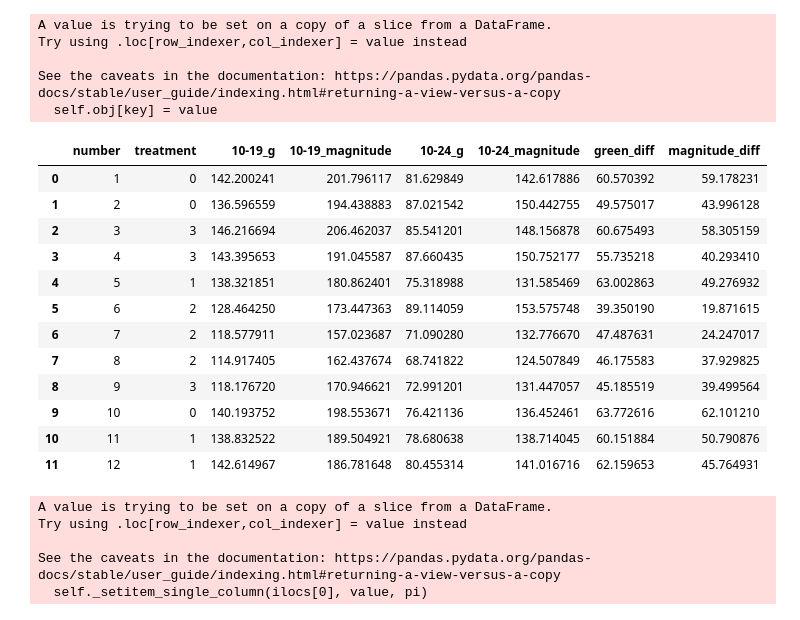
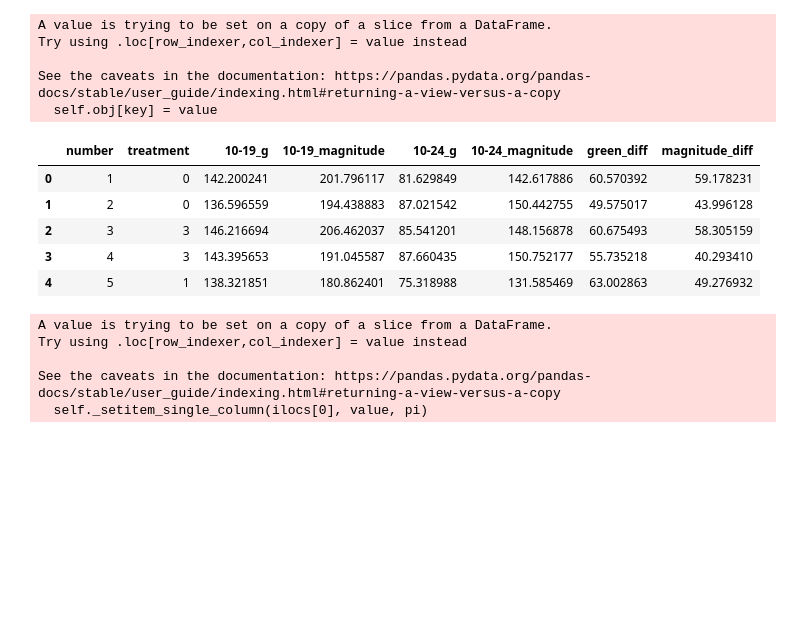
Before and after one commit to unique-subedi/fruit-ripening-experiment, a Jupyter notebook: Unique_fruit_ripening.ipynb, the cells around one changed output. Saved outputs shown, nothing was run; the diff lists cells and outputs as text; code cells hidden in the pictures; blank space fills up the shorter version.

```diff
--- a/Unique_fruit_ripening.ipynb
+++ b/Unique_fruit_ripening.ipynb
@@ -42,28 +35,21 @@ df
 # %%
 df_fl = df[['number', 'treatment', '10-19_g', '10-19_magnitude', '10-24_g', '10-24_magnitude']]
 df_fl.head()
 df_fl.loc[:, "green_diff"] =   df_fl["10-19_g"] - df_fl["10-24_g"]
 df_fl.loc[:, "magnitude_diff"] =  df_fl["10-19_magnitude"] - df_fl["10-24_magnitude"]
-df_fl
+df_fl.head()
 # %% [output]
 A value is trying to be set on a copy of a slice from a DataFrame.
 Try using .loc[row_indexer,col_indexer] = value instead
 
 See the caveats in the documentation: https://pandas.pydata.org/pandas-docs/stable/user_guide/indexing.html#returning-a-view-versus-a-copy
   self.obj[key] = value
 |  | number | treatment | 10-19_g | 10-19_magnitude | 10-24_g | 10-24_magnitude | green_diff | magnitude_diff |
 | 0 | 1 | 0 | 142.200241 | 201.796117 | 81.629849 | 142.617886 | 60.570392 | 59.178231 |
 | 1 | 2 | 0 | 136.596559 | 194.438883 | 87.021542 | 150.442755 | 49.575017 | 43.996128 |
 | 2 | 3 | 3 | 146.216694 | 206.462037 | 85.541201 | 148.156878 | 60.675493 | 58.305159 |
 | 3 | 4 | 3 | 143.395653 | 191.045587 | 87.660435 | 150.752177 | 55.735218 | 40.293410 |
 | 4 | 5 | 1 | 138.321851 | 180.862401 | 75.318988 | 131.585469 | 63.002863 | 49.276932 |
-| 5 | 6 | 2 | 128.464250 | 173.447363 | 89.114059 | 153.575748 | 39.350190 | 19.871615 |
-| 6 | 7 | 2 | 118.577911 | 157.023687 | 71.090280 | 132.776670 | 47.487631 | 24.247017 |
-| 7 | 8 | 2 | 114.917405 | 162.437674 | 68.741822 | 124.507849 | 46.175583 | 37.929825 |
-| 8 | 9 | 3 | 118.176720 | 170.946621 | 72.991201 | 131.447057 | 45.185519 | 39.499564 |
-| 9 | 10 | 0 | 140.193752 | 198.553671 | 76.421136 | 136.452461 | 63.772616 | 62.101210 |
-| 10 | 11 | 1 | 138.832522 | 189.504921 | 78.680638 | 138.714045 | 60.151884 | 50.790876 |
-| 11 | 12 | 1 | 142.614967 | 186.781648 | 80.455314 | 141.016716 | 62.159653 | 45.764931 |
 # %%
 def permutation_test(data_set, trt1, trt2,  variable):
    data_slice = data_set[data_set.treatment.isin([trt1, trt2])]
```
Also changed, not shown: parts of 9 cells of this notebook.
